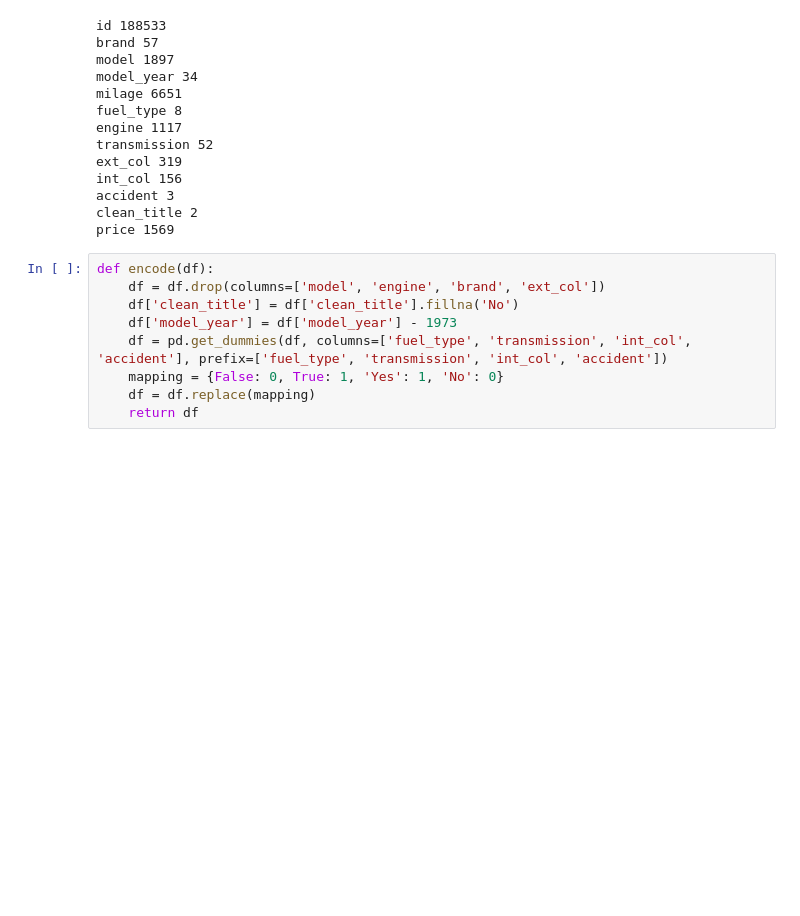
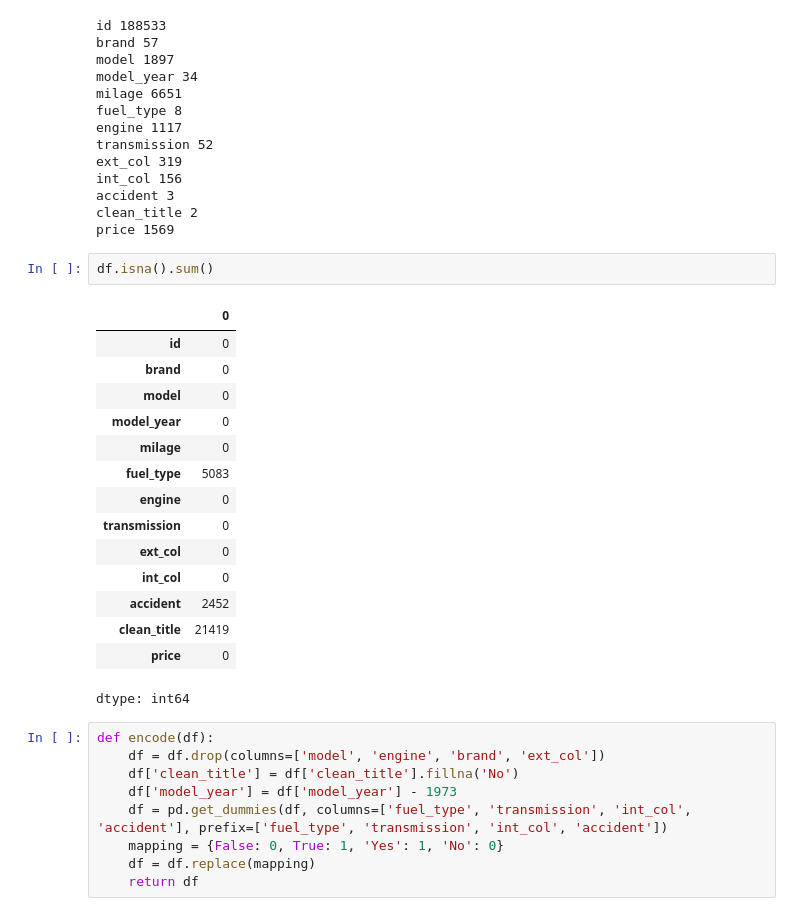
Before and after one commit to Bahae9/Kaggle_competitions, a Jupyter notebook: Monthly-challenges/Regression_of_Used_Car_Prices.ipynb, the cells around one changed output. Saved outputs shown, nothing was run; the diff lists cells and outputs as text; blank space fills up the shorter version.

```diff
--- a/Monthly-challenges/Regression_of_Used_Car_Prices.ipynb
+++ b/Monthly-challenges/Regression_of_Used_Car_Prices.ipynb
@@ -58,6 +91,24 @@ int_col 156
 accident 3
 clean_title 2
 price 1569
+# %%
+df.isna().sum()
+# %% [output]
+|  | 0 |
+| id | 0 |
+| brand | 0 |
+| model | 0 |
+| model_year | 0 |
+| milage | 0 |
+| fuel_type | 5083 |
+| engine | 0 |
+| transmission | 0 |
+| ext_col | 0 |
+| int_col | 0 |
+| accident | 2452 |
+| clean_title | 21419 |
+| price | 0 |
+dtype: int64
 # %%
 def encode(df):
     df = df.drop(columns=['model', 'engine', 'brand', 'ext_col'])
```
Also changed, not shown: parts of 24 cells of this notebook.
